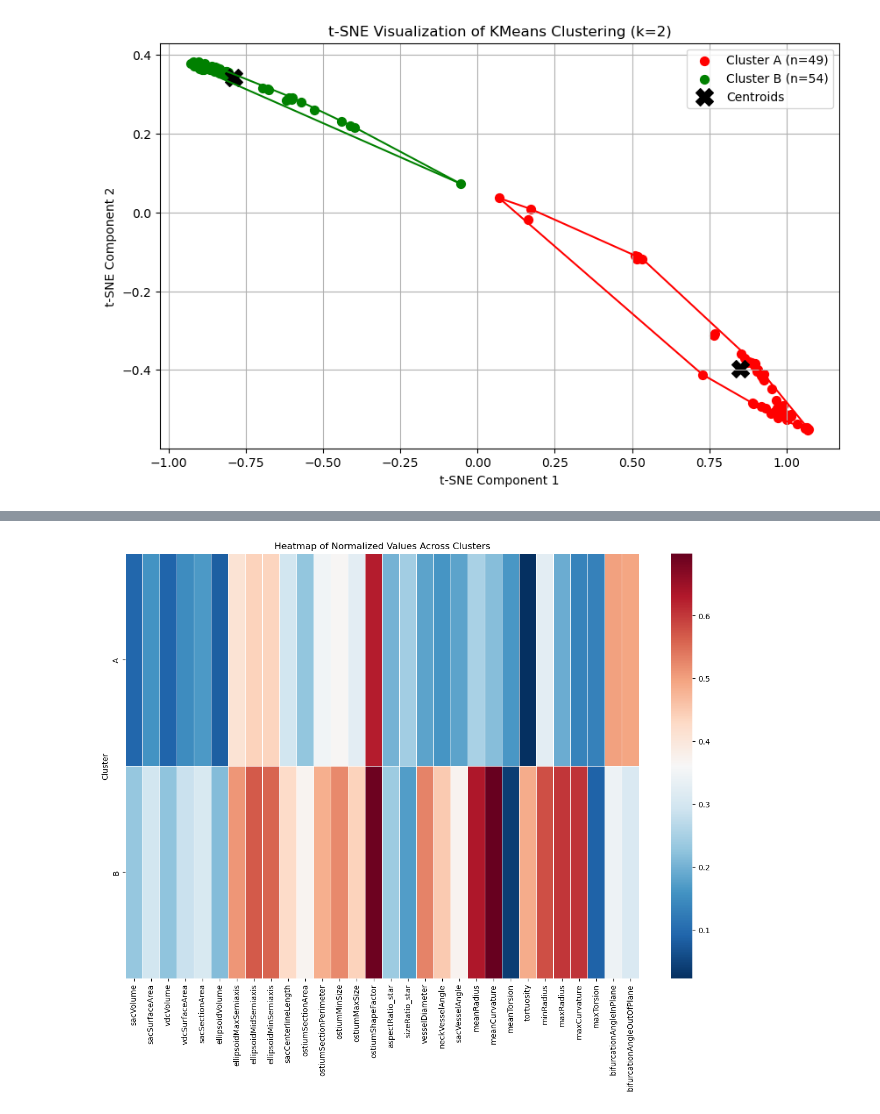
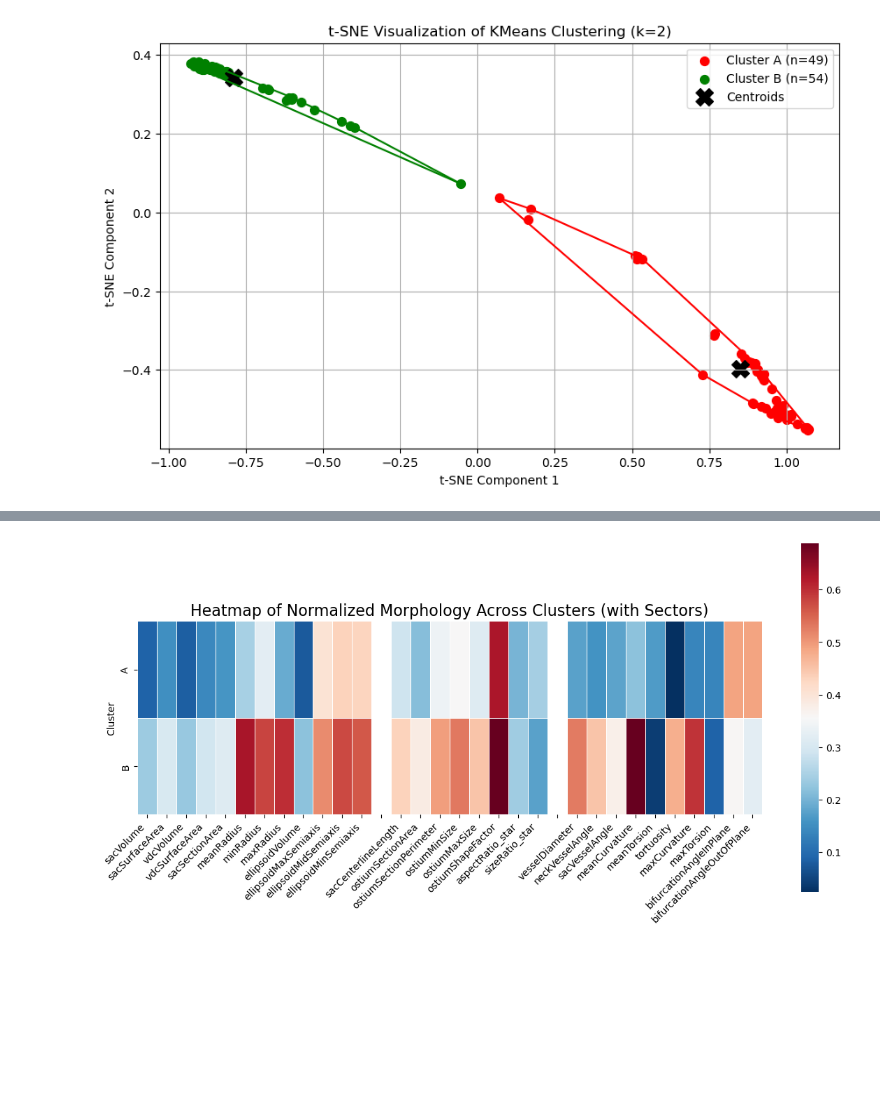
Before and after one commit to shrinitbabel/Aneurysm-CFD-Supervised-Clustering, a Jupyter notebook: Aneurysm EDA.ipynb, the cells around one changed output, grey strips where cells are left out. Saved outputs shown, nothing was run; the diff lists cells and outputs as text; code cells hidden in the pictures; blank space fills up the shorter version.

```diff
--- a/Aneurysm EDA.ipynb
+++ b/Aneurysm EDA.ipynb
@@ -528,40 +528,55 @@ import seaborn as sns
 import matplotlib.pyplot as plt
 from sklearn.preprocessing import MinMaxScaler
 
 # Assuming data is already loaded and preprocessed
 
 # Define the list of numerical variables to be used
 numerical_vars = ['sacVolume', 'sacSurfaceArea', 'vdcVolume', 'vdcSurfaceArea',
-                 'sacSectionArea', 'ellipsoidVolume', 'ellipsoidMaxSemiaxis',
+                 'sacSectionArea','meanRadius', 'minRadius', 'maxRadius', 'ellipsoidVolume', 'ellipsoidMaxSemiaxis',
                  'ellipsoidMidSemiaxis', 'ellipsoidMinSemiaxis', 'sacCenterlineLength',
                  'ostiumSectionArea', 'ostiumSectionPerimeter', 'ostiumMinSize',
                  'ostiumMaxSize', 'ostiumShapeFactor', 'aspectRatio_star', 'sizeRatio_star',
-                 'vesselDiameter', 'neckVesselAngle', 'sacVesselAngle', 'meanRadius',
-                 'meanCurvature', 'meanTorsion', 'tortuosity', 'minRadius', 'maxRadius',
+                 'vesselDiameter', 'neckVesselAngle', 'sacVesselAngle',
+                 'meanCurvature', 'meanTorsion', 'tortuosity',
                  'maxCurvature', 'maxTorsion', 'bifurcationAngleInPlane',
                  'bifurcationAngleOutOfPlane']
 
 # Normalize the numerical variables
 scaler = MinMaxScaler()
 data_normalized = pd.DataFrame(scaler.fit_transform(data[numerical_vars]), columns=numerical_vars)
 
 # Add the cluster labels back to the normalized data
 data_normalized['Cluster'] = data['Cluster']
 
 # Map the cluster numbers to Cluster A and Cluster B
 cluster_mapping = {0: 'A', 1: 'B'}
 data_normalized['Cluster'] = data_normalized['Cluster'].map(cluster_mapping)
 
 # Aggregate by cluster and calculate the mean of normalized values
 cluster_means = data_normalized.groupby('Cluster').mean()
 
+# Split the data into three sections based on the desired breaks
+section_1 = cluster_means.loc[:, 'sacVolume':'ellipsoidMinSemiaxis']
+section_2 = cluster_means.loc[:, 'sacCenterlineLength':'sizeRatio_star']
+section_3 = cluster_means.loc[:, 'vesselDiameter':'bifurcationAngleOutOfPlane']
+
+# Create NaN columns to act as a separator between the sections
+separator_1 = pd.DataFrame(np.nan, index=cluster_means.index, columns=[''])
+separator_2 = pd.DataFrame(np.nan, index=cluster_means.index, columns=[''])
+
+# Concatenate the sections with NaN separators
+cluster_means_separated = pd.concat([section_1, separator_1, section_2, separator_2, section_3], axis=1)
+
 # Plot the heatmap
-plt.figure(figsize=(15, 10))
-sns.heatmap(cluster_means, cmap='RdBu_r', annot=False, linewidths=.5)
-plt.title('Heatmap of Normalized Values Across Clusters')
+plt.figure(figsize=(12, 8))  # Adjusted figure size
+sns.heatmap(cluster_means_separated, cmap='RdBu_r', annot=False, linewidths=.5, cbar_kws={'shrink': 1.8})  # Adjust colorbar size
+plt.title('Heatmap of Normalized Morphology Across Clusters (with Sectors)', fontsize=16)
+plt.xticks(rotation=45, ha='right', fontsize=10)  # Rotate x-axis labels and adjust font size
+plt.yticks(fontsize=10)  # Adjust y-axis label font size
+plt.tight_layout()  # Adjust layout to fit labels
 plt.show()
 # %% [output]
-[figure, old version]
+[figure, new version]
 # %%
 import pandas as pd
 import numpy as np
```
Also changed, not shown: parts of 9 cells of this notebook.
